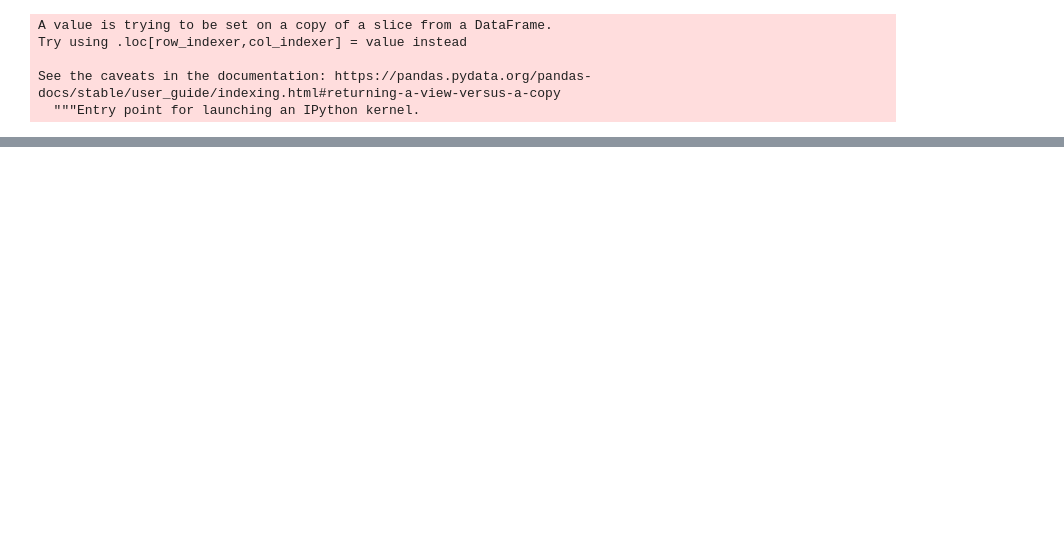
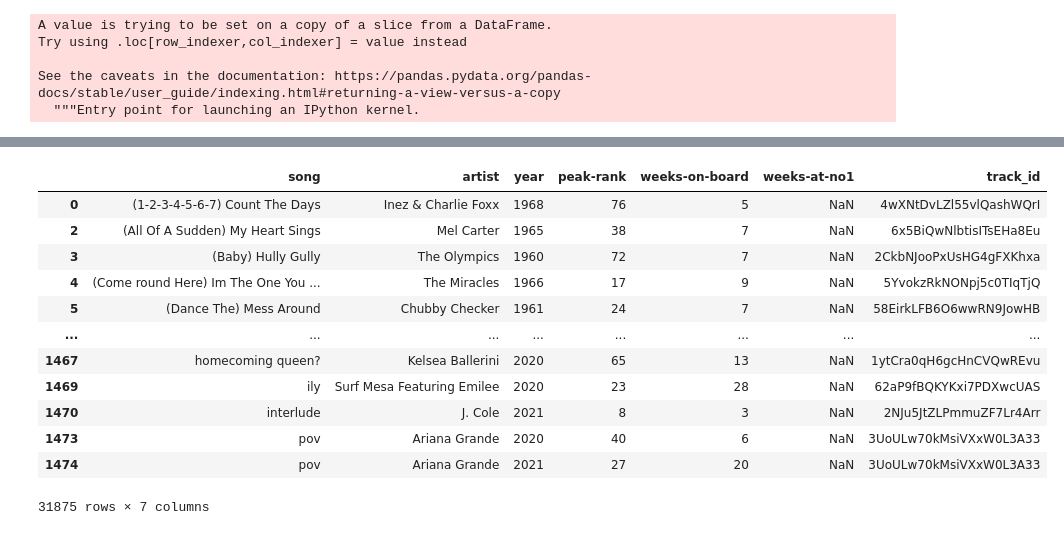
Before and after one commit to gdagger/Billboard-Top-100-Project, a Jupyter notebook: billboard.ipynb, the cells around one changed output, grey strips where cells are left out. Saved outputs shown, nothing was run; the diff lists cells and outputs as text; code cells hidden in the pictures; blank space fills up the shorter version.

```diff
--- a/billboard.ipynb
+++ b/billboard.ipynb
@@ -372,0 +373,16 @@ missedvalues.head()
+# %%
+all_billboard_df[all_billboard_df['track_id'].isnull()==False]
+# %% [output]
+|  | song | artist | year | peak-rank | weeks-on-board | weeks-at-no1 | track_id |
+| 0 | (1-2-3-4-5-6-7) Count The Days | Inez & Charlie Foxx | 1968 | 76 | 5 | NaN | 4wXNtDvLZl55vlQashWQrI |
+| 2 | (All Of A Sudden) My Heart Sings | Mel Carter | 1965 | 38 | 7 | NaN | 6x5BiQwNlbtisITsEHa8Eu |
+| 3 | (Baby) Hully Gully | The Olympics | 1960 | 72 | 7 | NaN | 2CkbNJooPxUsHG4gFXKhxa |
+| 4 | (Come round Here) Im The One You ... | The Miracles | 1966 | 17 | 9 | NaN | 5YvokzRkNONpj5c0TIqTjQ |
+| 5 | (Dance The) Mess Around | Chubby Checker | 1961 | 24 | 7 | NaN | 58EirkLFB6O6wwRN9JowHB |
+| ... | ... | ... | ... | ... | ... | ... | ... |
+| 1467 | homecoming queen? | Kelsea Ballerini | 2020 | 65 | 13 | NaN | 1ytCra0qH6gcHnCVQwREvu |
+| 1469 | ily | Surf Mesa Featuring Emilee | 2020 | 23 | 28 | NaN | 62aP9fBQKYKxi7PDXwcUAS |
+| 1470 | interlude | J. Cole | 2021 | 8 | 3 | NaN | 2NJu5JtZLPmmuZF7Lr4Arr |
+| 1473 | pov | Ariana Grande | 2020 | 40 | 6 | NaN | 3UoULw70kMsiVXxW0L3A33 |
+| 1474 | pov | Ariana Grande | 2021 | 27 | 20 | NaN | 3UoULw70kMsiVXxW0L3A33 |
+31875 rows × 7 columns
```
Also changed, not shown: parts of 19 cells of this notebook.
